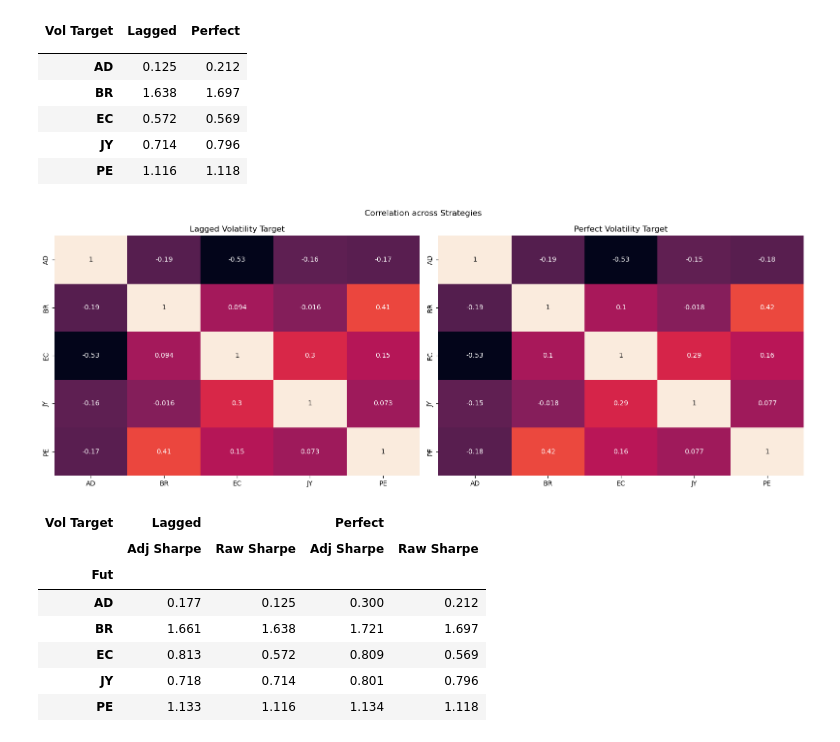
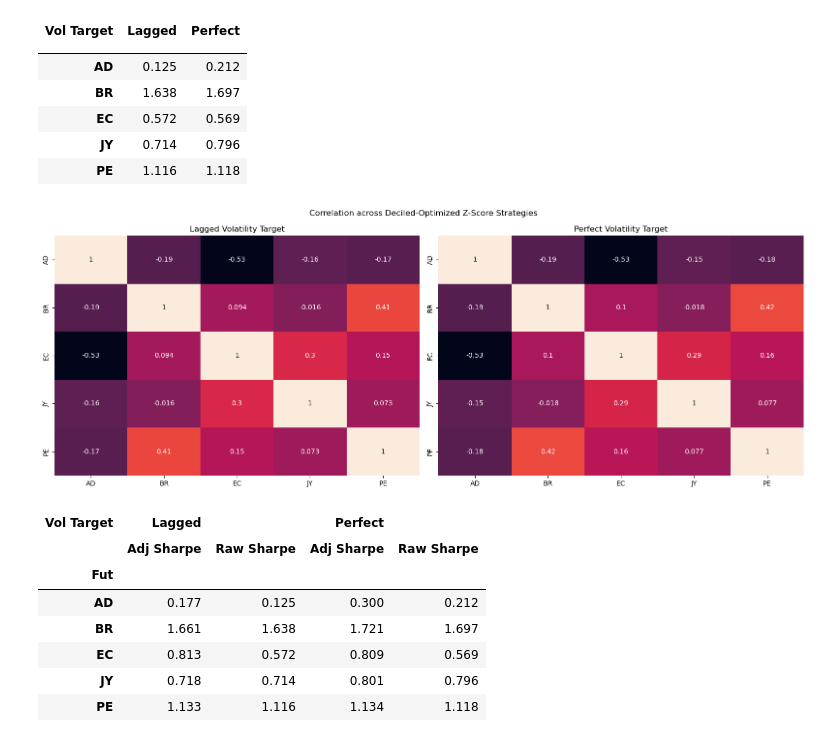
Before and after one commit to diegodalvarez/FXEquitySpillover, a Jupyter notebook: 1SignalStrategies.ipynb, the cells around one changed output. Drawn from its saved outputs; the diff is of its cells as text; code cells hidden in the pictures.

```diff
--- a/1SignalStrategies.ipynb
+++ b/1SignalStrategies.ipynb
@@ -266,26 +268,26 @@ plt.tight_layout()
 # %%
 group_vars = df_sig_rtn.vol_group.drop_duplicates().sort_values().to_list()
 fig, axes  = plt.subplots(ncols = len(group_vars), figsize = (16,6))
 
 for group_var, ax in zip(group_vars, axes.flatten()):
 
     df_corr = (df_sig_rtn.query(
         "vol_group == @group_var").
         rename(columns = {"fut_ticker": ""}).
         pivot(index = "date", columns = "", values = "rtn").
         corr().
         apply(lambda x: np.round(x,3)))
 
     (sns.heatmap(
         data  = df_corr,
         ax    = ax,
         cbar  = False,
         annot = True))
 
     ax.set_title(group_var.capitalize() + " Volatility Target")
 
-fig.suptitle("Correlation across Strategies")
+fig.suptitle("Correlation across Deciled-Optimized Z-Score Strategies")
 plt.tight_layout()
 # %% [output]
-[figure, old version]
+[figure, new version]
 # %%
```
Also changed, not shown: parts of 12 cells of this notebook, 3 other files.
